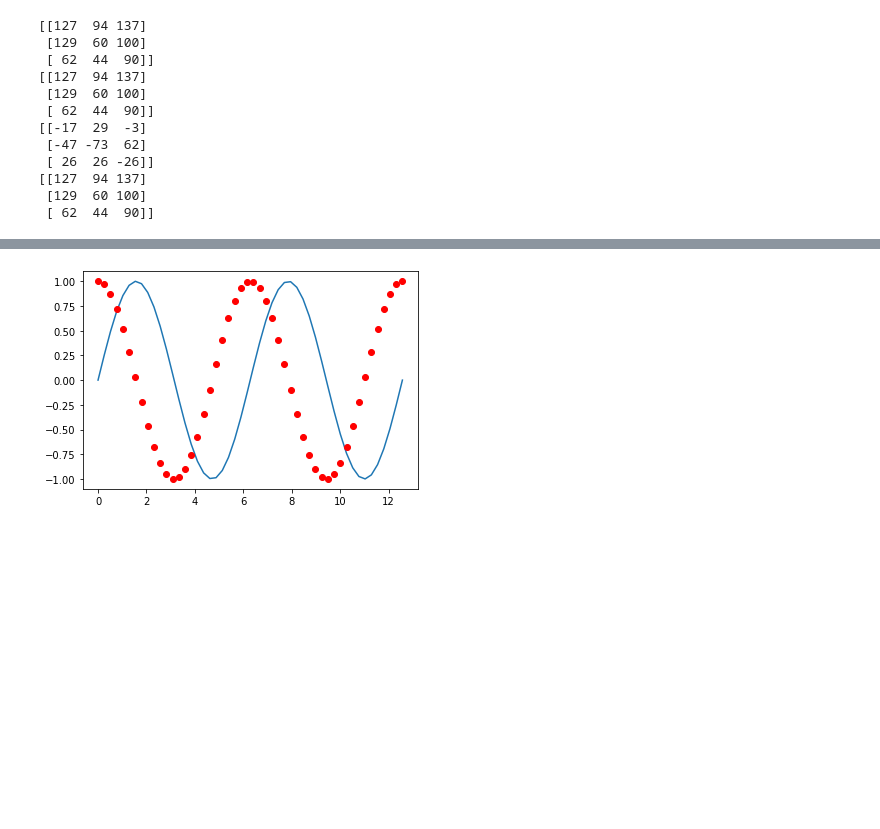
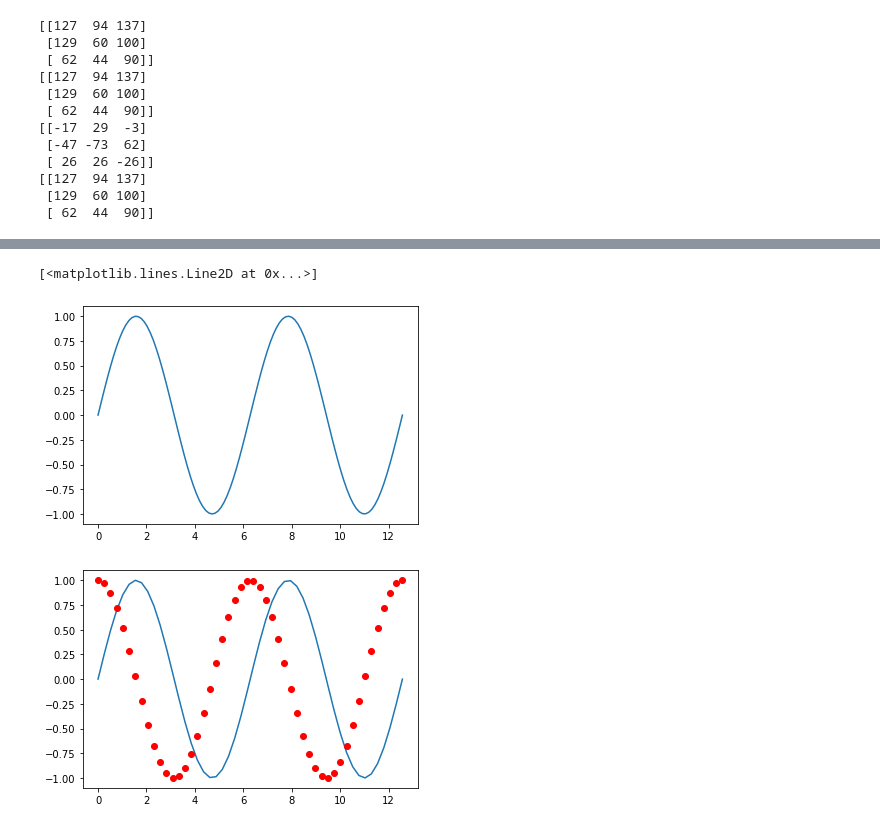
Before and after one commit to Manisha032/Python-Basic, a Jupyter notebook: data_analytics/numpy_basic.ipynb, the cells around one changed output, grey strips where cells are left out. Drawn from its saved outputs; the diff is of its cells as text; code cells hidden in the pictures; blank space fills up the shorter version.

```diff
--- a/data_analytics/numpy_basic.ipynb
+++ b/data_analytics/numpy_basic.ipynb
@@ -211,3 +203,10 @@ print(np.median(x, axis=1)) # median of each row
 # %%
 import matplotlib.pyplot as plt
+# %%
+t = np.linspace(0, 4*np.pi, 100)
+y = np.sin(t)
+plt.plot(t,y)
+# %% [output]
+[<matplotlib.lines.Line2D at 0x...>]
+[figure, added]
 # %%
```
Also changed, not shown: parts of 10 cells of this notebook.
